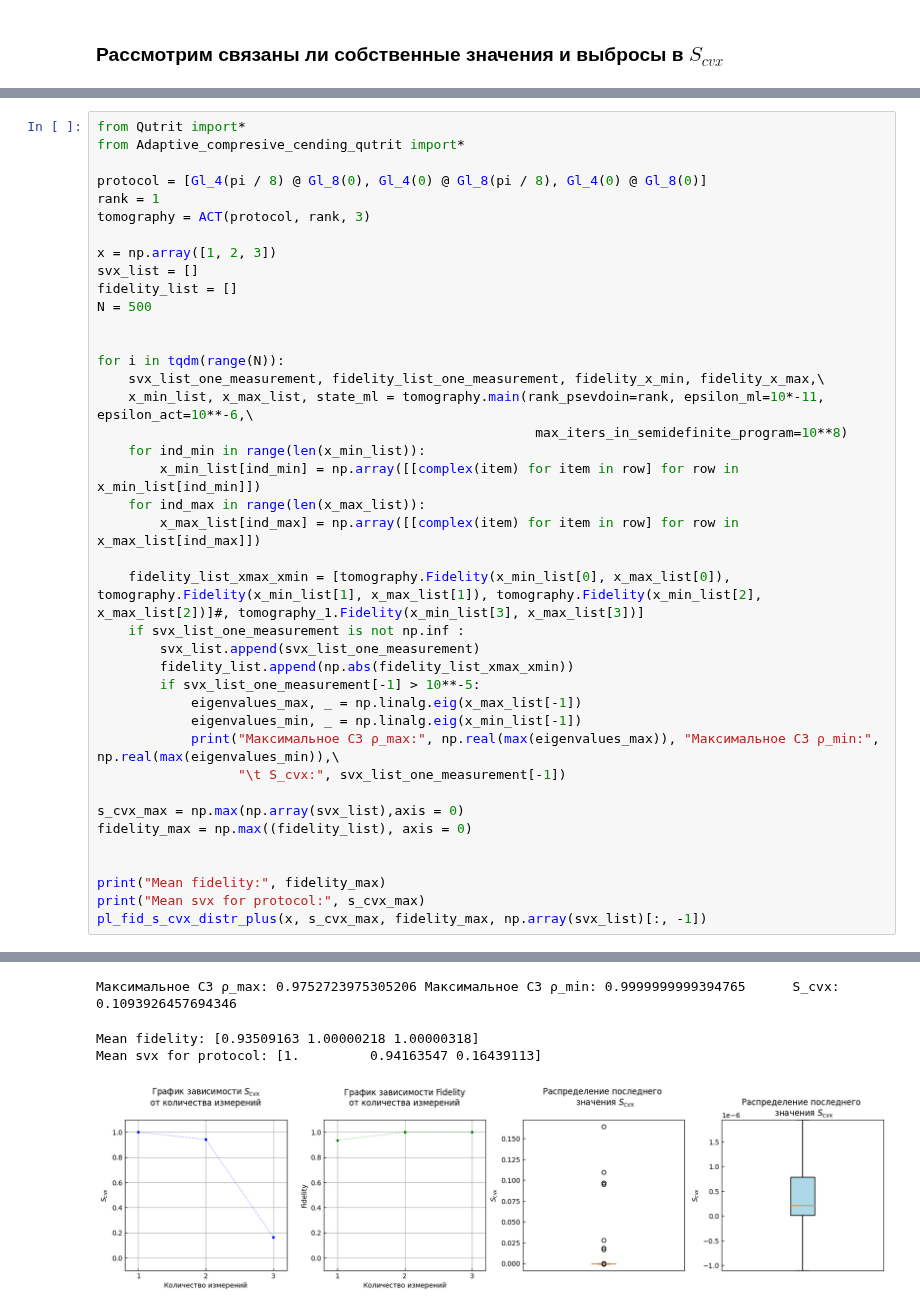
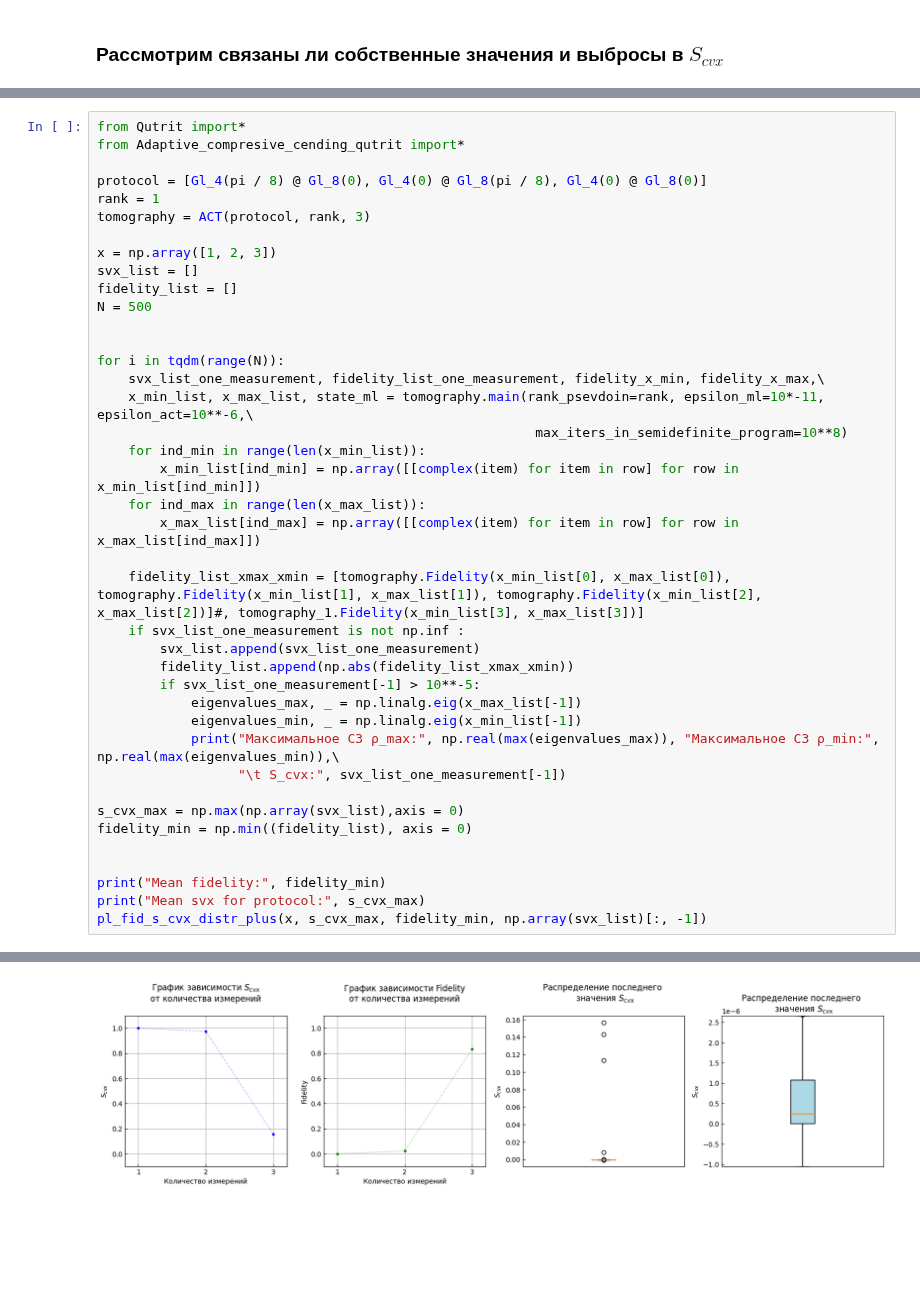
Before and after one commit to Denis-chupa/Quantum_tools, a Jupyter notebook: Tomography/src/research_data/research_eigenvalue.ipynb, the cells around one changed output, grey strips where cells are left out. Drawn from its saved outputs; the diff is of its cells as text; blank space fills up the shorter version.

```diff
--- a/Tomography/src/research_data/research_eigenvalue.ipynb
+++ b/Tomography/src/research_data/research_eigenvalue.ipynb
@@ -628,10 +628,10 @@ for i in tqdm(range(N)):
                   "\t S_cvx:", svx_list_one_measurement[-1])
 
 s_cvx_max = np.max(np.array(svx_list),axis = 0)
-fidelity_max = np.max((fidelity_list), axis = 0)
+fidelity_min = np.min((fidelity_list), axis = 0)
 
 
-print("Mean fidelity:", fidelity_max)
+print("Mean fidelity:", fidelity_min)
 print("Mean svx for protocol:", s_cvx_max)
-pl_fid_s_cvx_distr_plus(x, s_cvx_max, fidelity_max, np.array(svx_list)[:, -1])
+pl_fid_s_cvx_distr_plus(x, s_cvx_max, fidelity_min, np.array(svx_list)[:, -1])
 # %% [output]
@@ -646,4 +644 @@ pl_fid_s_cvx_distr_plus(x, s_cvx_max, fidelity_max, np.array(svx_list)[:, -1])
-Максимальное СЗ ρ_max: 0.9752723975305206 Максимальное СЗ ρ_min: 0.9999999999394765      S_cvx: 0.1093926457694346
-Mean fidelity: [0.93509163 1.00000218 1.00000318]
-Mean svx for protocol: [1.         0.94163547 0.16439113]
-[figure, old version]
+[figure, new version]
```
Also changed, not shown: parts of 2 cells of this notebook, 1 other file.
